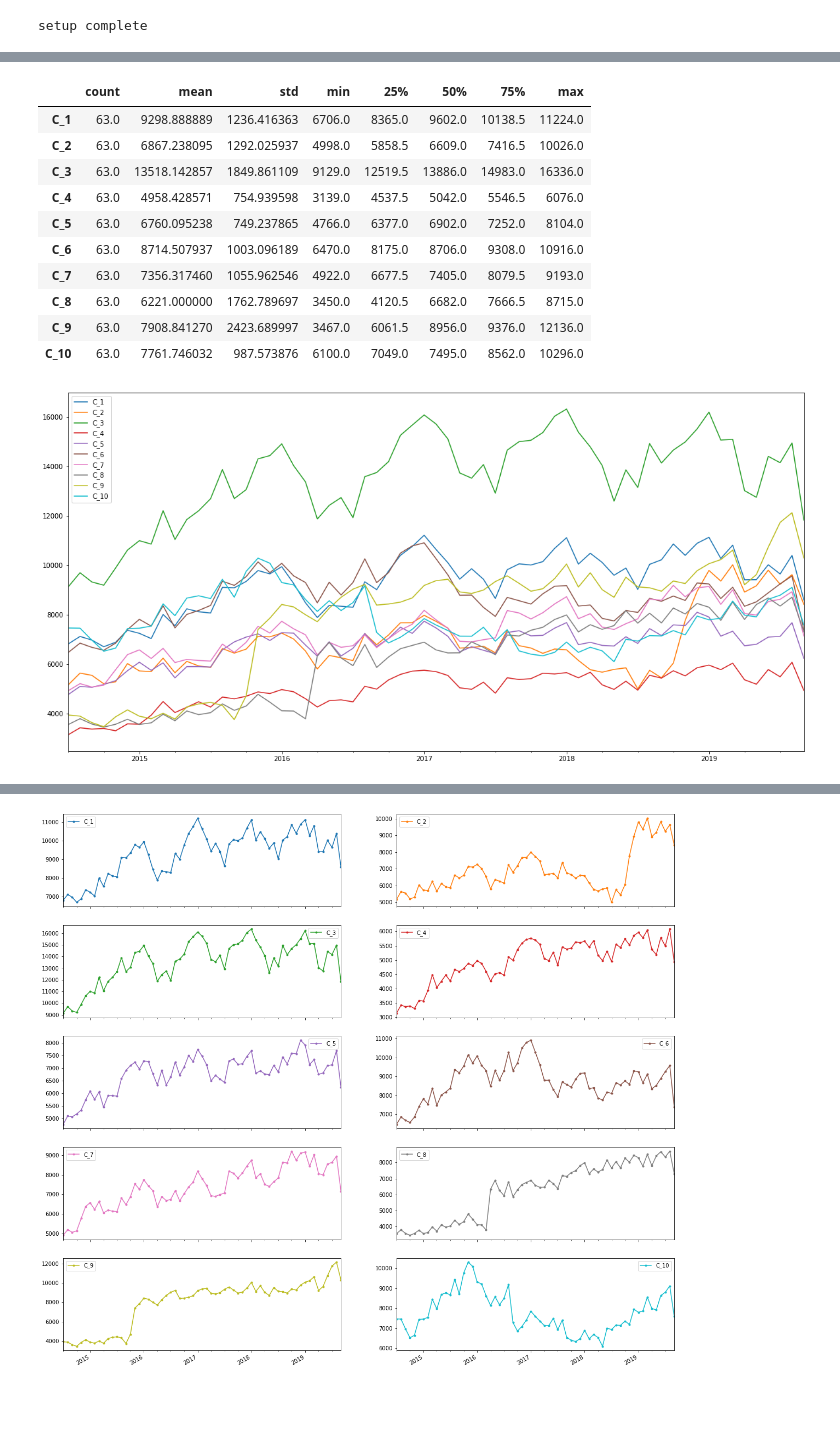
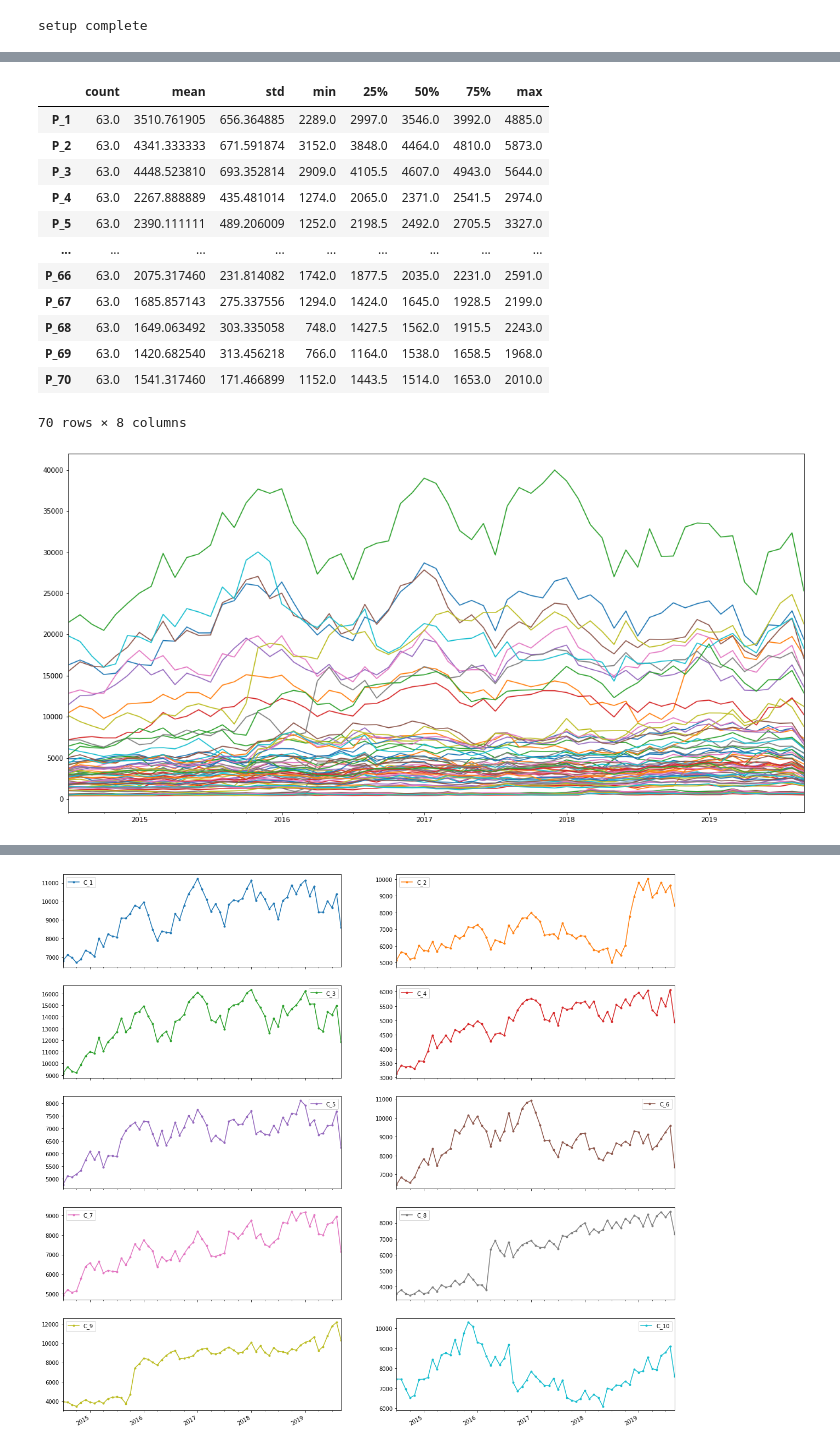
Before and after one commit to Mounji-Salma/Forecasting_App, a Jupyter notebook: data exploration.ipynb, the cells around one changed output, grey strips where cells are left out. Cells and saved outputs as stored; diff of their text form; code cells hidden in the pictures; blank space fills up the shorter version.

Commit message:
clustring

```diff
--- a/data exploration.ipynb
+++ b/data exploration.ipynb
@@ -17,6 +23,6 @@ print("setup complete")
 # %% [output]
 setup complete
 # %%
-sales = pd.read_csv('sales_data.csv', sep=';', decimal=',',\
+sales = pd.read_csv('70prod_data.csv',\
                     index_col=0, parse_dates=True)
 # %%
@@ -32,21 +45,20 @@ sales.head()
 sales.describe().T
 # %% [output]
 |  | count | mean | std | min | 25% | 50% | 75% | max |
-| C_1 | 63.0 | 9298.888889 | 1236.416363 | 6706.0 | 8365.0 | 9602.0 | 10138.5 | 11224.0 |
-| C_2 | 63.0 | 6867.238095 | 1292.025937 | 4998.0 | 5858.5 | 6609.0 | 7416.5 | 10026.0 |
-| C_3 | 63.0 | 13518.142857 | 1849.861109 | 9129.0 | 12519.5 | 13886.0 | 14983.0 | 16336.0 |
-| C_4 | 63.0 | 4958.428571 | 754.939598 | 3139.0 | 4537.5 | 5042.0 | 5546.5 | 6076.0 |
-| C_5 | 63.0 | 6760.095238 | 749.237865 | 4766.0 | 6377.0 | 6902.0 | 7252.0 | 8104.0 |
-| C_6 | 63.0 | 8714.507937 | 1003.096189 | 6470.0 | 8175.0 | 8706.0 | 9308.0 | 10916.0 |
-| C_7 | 63.0 | 7356.317460 | 1055.962546 | 4922.0 | 6677.5 | 7405.0 | 8079.5 | 9193.0 |
-| C_8 | 63.0 | 6221.000000 | 1762.789697 | 3450.0 | 4120.5 | 6682.0 | 7666.5 | 8715.0 |
-| C_9 | 63.0 | 7908.841270 | 2423.689997 | 3467.0 | 6061.5 | 8956.0 | 9376.0 | 12136.0 |
-| C_10 | 63.0 | 7761.746032 | 987.573876 | 6100.0 | 7049.0 | 7495.0 | 8562.0 | 10296.0 |
+| P_1 | 63.0 | 3510.761905 | 656.364885 | 2289.0 | 2997.0 | 3546.0 | 3992.0 | 4885.0 |
+| P_2 | 63.0 | 4341.333333 | 671.591874 | 3152.0 | 3848.0 | 4464.0 | 4810.0 | 5873.0 |
+| P_3 | 63.0 | 4448.523810 | 693.352814 | 2909.0 | 4105.5 | 4607.0 | 4943.0 | 5644.0 |
+| P_4 | 63.0 | 2267.888889 | 435.481014 | 1274.0 | 2065.0 | 2371.0 | 2541.5 | 2974.0 |
+| P_5 | 63.0 | 2390.111111 | 489.206009 | 1252.0 | 2198.5 | 2492.0 | 2705.5 | 3327.0 |
+| ... | ... | ... | ... | ... | ... | ... | ... | ... |
+| P_66 | 63.0 | 2075.317460 | 231.814082 | 1742.0 | 1877.5 | 2035.0 | 2231.0 | 2591.0 |
+| P_67 | 63.0 | 1685.857143 | 275.337556 | 1294.0 | 1424.0 | 1645.0 | 1928.5 | 2199.0 |
+| P_68 | 63.0 | 1649.063492 | 303.335058 | 748.0 | 1427.5 | 1562.0 | 1915.5 | 2243.0 |
+| P_69 | 63.0 | 1420.682540 | 313.456218 | 766.0 | 1164.0 | 1538.0 | 1658.5 | 1968.0 |
+| P_70 | 63.0 | 1541.317460 | 171.466899 | 1152.0 | 1443.5 | 1514.0 | 1653.0 | 2010.0 |
+70 rows × 8 columns
 # %%
-sales.plot(figsize=(20, 10))
+sales.plot(figsize=(20, 10),legend=False)
 plt.show()
-# mooora clustering
-# contribution prods mm categorie clustring
-# KHASNA HEATMAP
 # %% [output]
-[figure, old version]
+[figure, new version]
```
Also changed, not shown: parts of 28 cells of this notebook.
